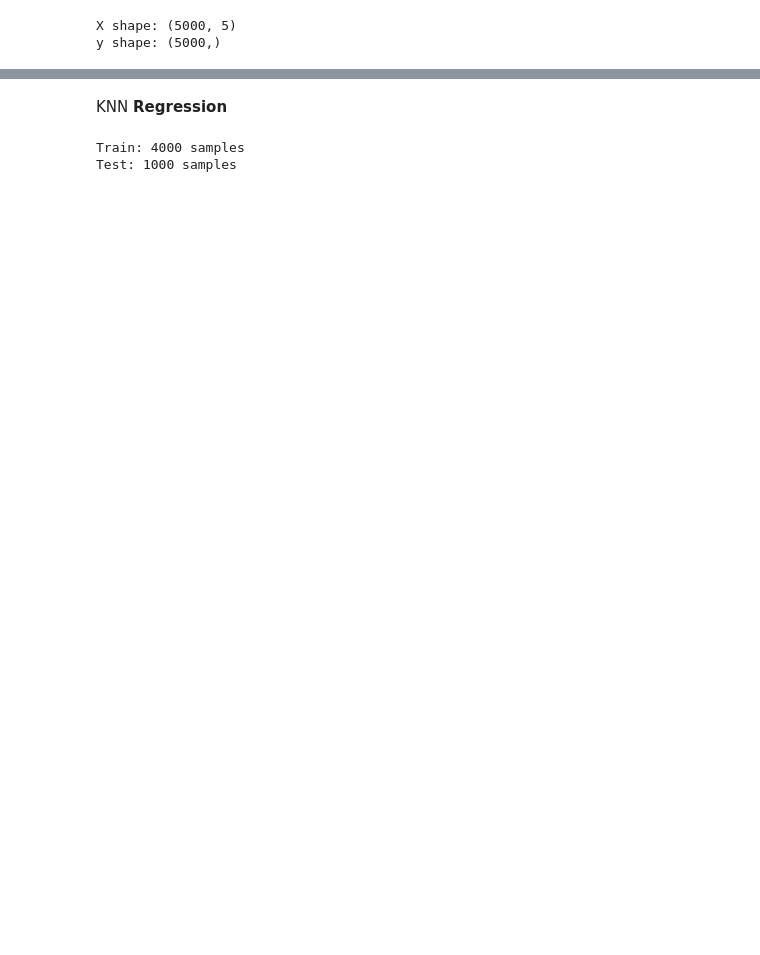
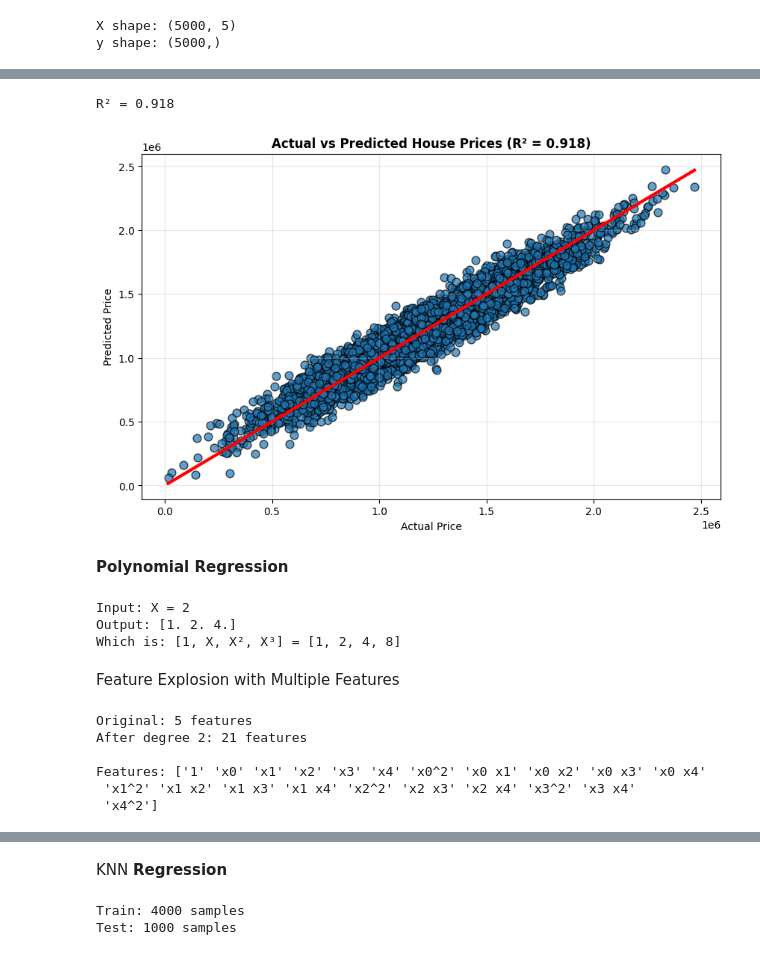
Before and after one commit to kanogeeeepust-coder/house-price-prediction, a Jupyter notebook: Notebooks/2_training.ipynb, the cells around one changed output, grey strips where cells are left out. Cells and saved outputs as stored; diff of their text form; code cells hidden in the pictures; blank space fills up the shorter version.

Commit message:
Model Training & Comparison

```diff
--- a/Notebooks/2_training.ipynb
+++ b/Notebooks/2_training.ipynb
@@ -22,0 +27,3 @@ y shape: (5000,)
+# %%
+model_multiple = LinearRegression()
+model_multiple.fit(X,y)
@@ -22,0 +46,11 @@ y shape: (5000,)
+# %%
+y_pred = model_multiple.predict(X)
+
+print("First 5 predictions on test set:")
+print(f"{'Actual':<15} {'Predicted':<15} {'Error':<15}")
+print("="*45)
+for i in range(5):
+    actual = y.iloc[i]
+    predicted = y_pred[i]
+    error = abs(actual - predicted)
+    print(f"${actual:<14,.2f} ${predicted:<14,.2f} ${error:<14,.2f}")
@@ -22,0 +66,33 @@ y shape: (5000,)
+# %%
+from sklearn.linear_model import LinearRegression
+from sklearn.metrics import r2_score
+
+model_linear = LinearRegression()
+model_linear.fit(X, y)
+y_pred_linear = model_linear.predict(X)
+
+print(f"R² = {r2_score(y, y_pred_linear):.3f}")
+# %% [output]
+R² = 0.918
+# %%
+import matplotlib.pyplot as plt
+from sklearn.metrics import r2_score
+
+plt.figure(figsize=(10,6))
+
+# Scatter plot
+plt.scatter(y, y_pred, s=60, edgecolors='black', alpha=0.7)
+
+# Perfect prediction line
+plt.plot([y.min(), y.max()], [y.min(), y.max()], 'r-', linewidth=3)
+
+plt.xlabel("Actual Price")
+plt.ylabel("Predicted Price")
+plt.title(f"Actual vs Predicted House Prices (R² = {r2_score(y, y_pred):.3f})", fontweight='bold')
+
+plt.grid(True, alpha=0.3)
+plt.show()
+# %% [output]
+[figure, added]
+# %% [markdown]
+**Polynomial Regression**
@@ -22,0 +110,32 @@ y shape: (5000,)
+# %%
+from sklearn.preprocessing import PolynomialFeatures
+
+poly_example = PolynomialFeatures(degree=2)
+sample = np.array([[2]])
+transformed = poly_example.fit_transform(sample) # Create polynomial features
+
+print("Input: X = 2")
+print(f"Output: {transformed[0]}")
+print(f"Which is: [1, X, X², X³] = [1, 2, 4, 8]")
+# %% [output]
+Input: X = 2
+Output: [1. 2. 4.]
+Which is: [1, X, X², X³] = [1, 2, 4, 8]
+# %% [markdown]
+Feature Explosion with Multiple Features
+# %%
+# Example: 5 features with degree 2
+sample_multi = np.array([[1, 2, 3, 4, 5]])
+poly_multi = PolynomialFeatures(degree=2)
+transformed_multi = poly_multi.fit_transform(sample_multi)
+
+print(f"Original: 5 features")
+print(f"After degree 2: {transformed_multi.shape[1]} features")
+print(f"\nFeatures: {poly_multi.get_feature_names_out()}")
+# %% [output]
+Original: 5 features
+After degree 2: 21 features
+
+Features: ['1' 'x0' 'x1' 'x2' 'x3' 'x4' 'x0^2' 'x0 x1' 'x0 x2' 'x0 x3' 'x0 x4'
+ 'x1^2' 'x1 x2' 'x1 x3' 'x1 x4' 'x2^2' 'x2 x3' 'x2 x4' 'x3^2' 'x3 x4'
+ 'x4^2']
```
Also changed, not shown: parts of 24 cells of this notebook.
